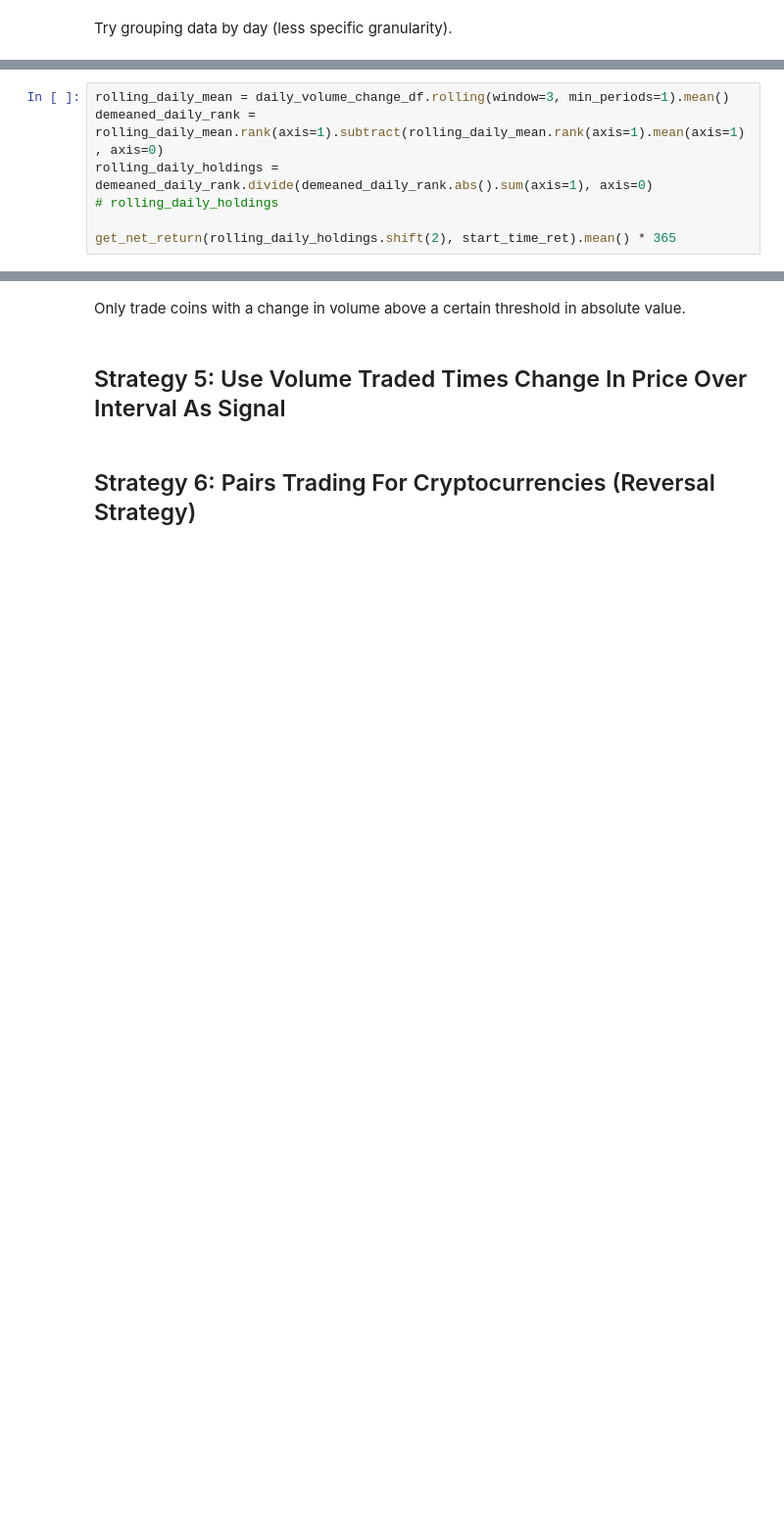
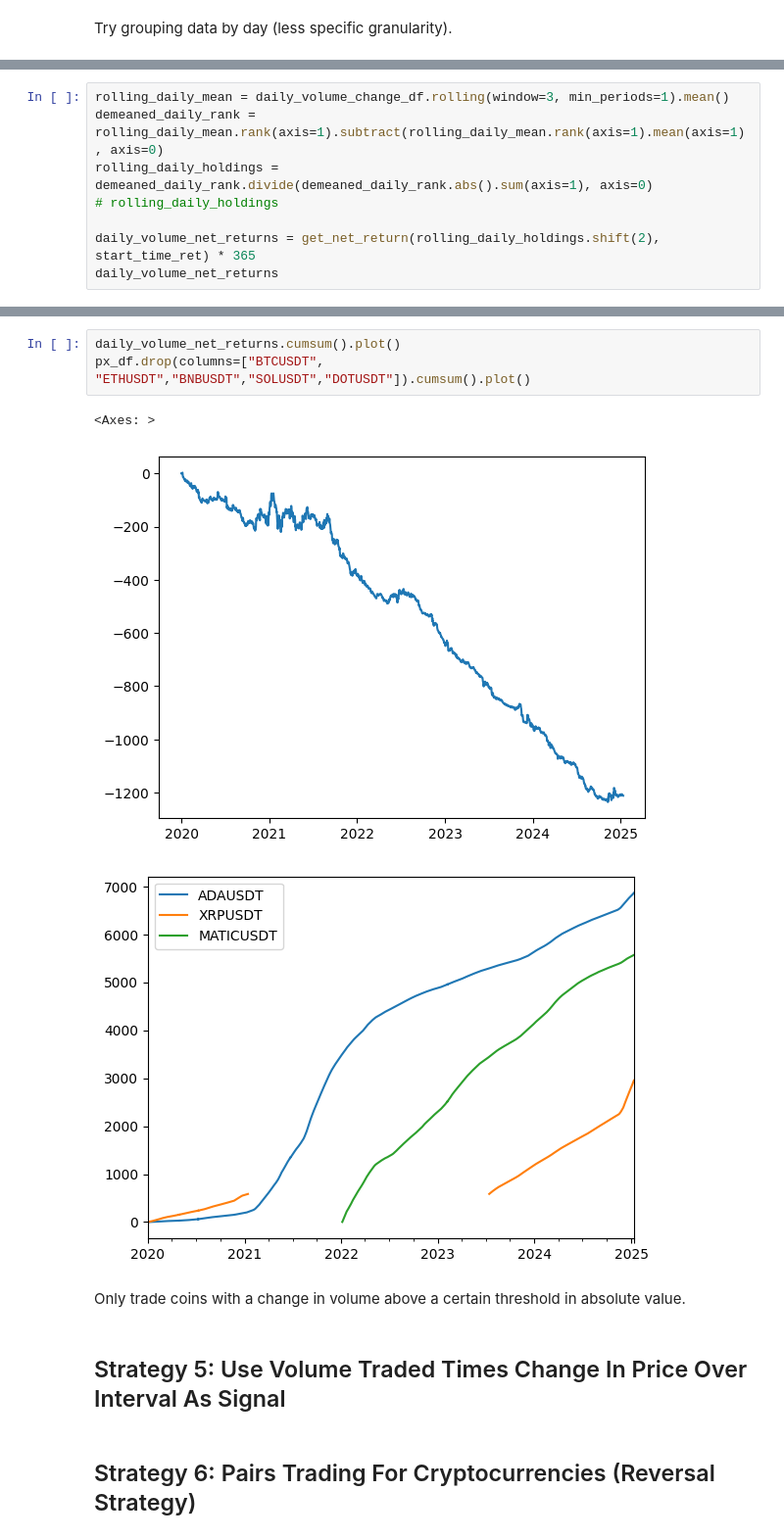
Before and after one commit to wbchristerson/jn-learning, a Jupyter notebook: cryptocurrency_stat_arb.ipynb, the cells around one changed output, grey strips where cells are left out. Shown at 98% size. Drawn from its saved outputs; the diff is of its cells as text; blank space fills up the shorter version.

```diff
--- a/cryptocurrency_stat_arb.ipynb
+++ b/cryptocurrency_stat_arb.ipynb
@@ -1253,5 +1253,6 @@ demeaned_daily_rank = rolling_daily_mean.rank(axis=1).subtract(rolling_daily_mea
 rolling_daily_holdings = demeaned_daily_rank.divide(demeaned_daily_rank.abs().sum(axis=1), axis=0)
 # rolling_daily_holdings
 
-get_net_return(rolling_daily_holdings.shift(2), start_time_ret).mean() * 365
+daily_volume_net_returns = get_net_return(rolling_daily_holdings.shift(2), start_time_ret) * 365
+daily_volume_net_returns
 # %% [output]
@@ -1259,3 +1271,10 @@ get_net_return(rolling_daily_holdings.shift(2), start_time_ret).mean() * 365
+# %%
+daily_volume_net_returns.cumsum().plot()
+px_df.drop(columns=["BTCUSDT", "ETHUSDT","BNBUSDT","SOLUSDT","DOTUSDT"]).cumsum().plot()
+# %% [output]
+<Axes: >
+[figure, added]
+[figure, added]
 # %% [markdown]
 Only trade coins with a change in volume above a certain threshold in absolute value.
 # %% [markdown]
```
Also changed, not shown: parts of 80 cells of this notebook.
